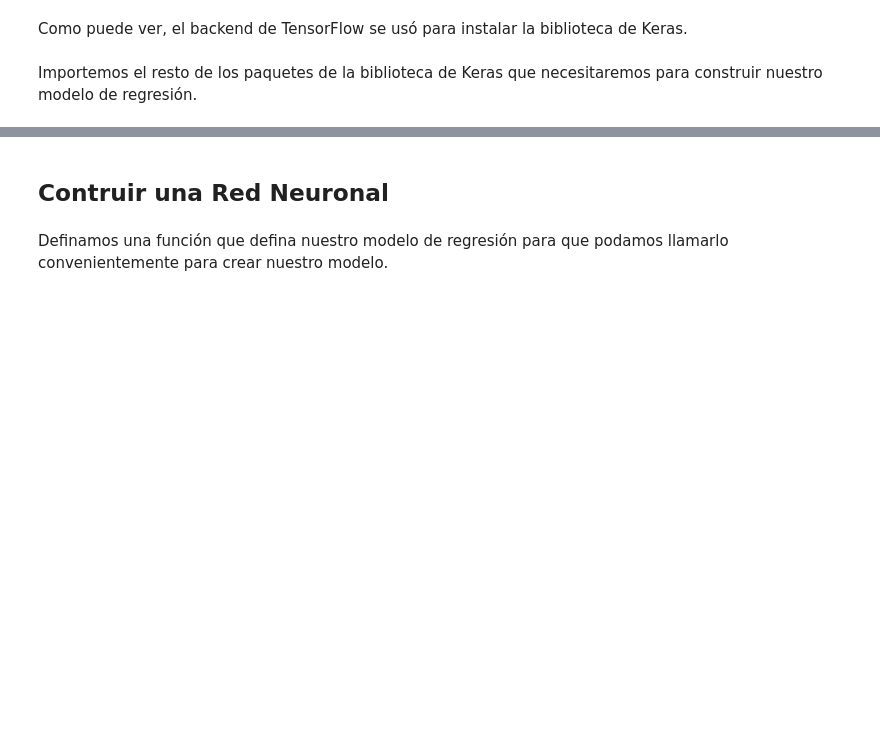
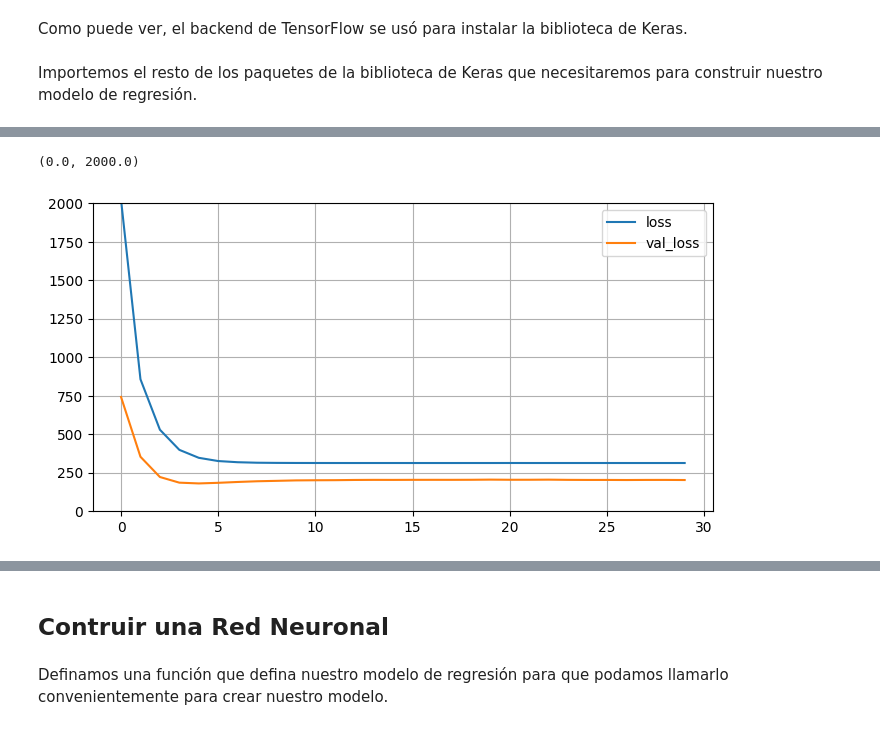
Before and after one commit to JCaballerot/Deep-Learning-Program, a Jupyter notebook: Deep_learning_program/Modulo_I/Lab_Regresión_con_Keras.ipynb, the cells around one changed output, grey strips where cells are left out. Cells and saved outputs as stored; diff of their text form; code cells hidden in the pictures; blank space fills up the shorter version.

```diff
--- a/Deep_learning_program/Modulo_I/Lab_Regresión_con_Keras.ipynb
+++ b/Deep_learning_program/Modulo_I/Lab_Regresión_con_Keras.ipynb
@@ -137,10 +286,13 @@ history = model.fit(predictors_norm, target, epochs = 30, validation_split = 0.3
 # %%
 import pandas as pd
 import matplotlib.pyplot as plt
 
-pd.DataFrame(history.history).plot(figsize=(16, 8))
+pd.DataFrame(history.history).plot(figsize=(8, 4))
 plt.grid(True)
-plt.gca().set_ylim(0, 40) # set the vertical range to [0-1] plt.show()
+plt.gca().set_ylim(0, 2000) # set the vertical range to [0-1] plt.show()
+# %% [output]
+(0.0, 2000.0)
+[figure, added]
 # %% [markdown]
 <a id='item33'></a>
 # %% [markdown]
```
Also changed, not shown: parts of 18 cells of this notebook.
